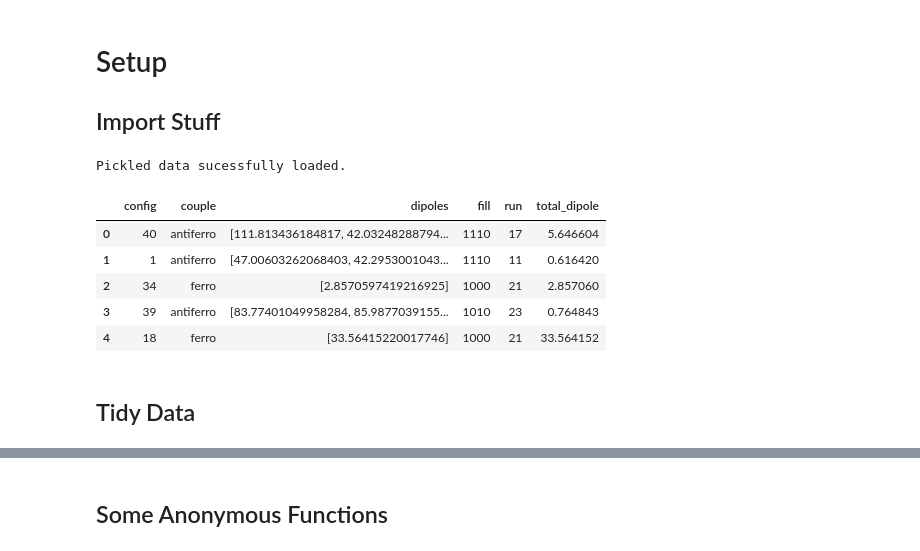
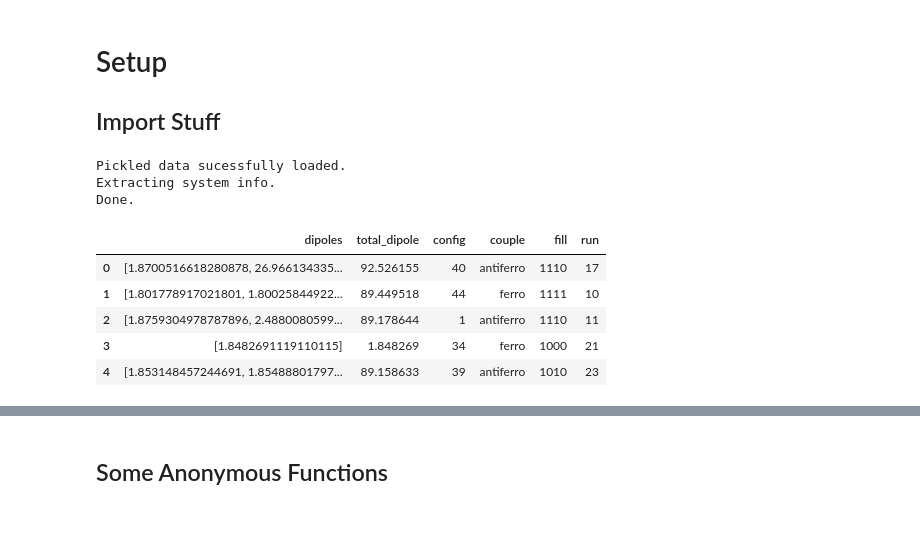
Before and after one commit to gvermillion/msc_thesis, a Jupyter notebook: partial_charge/vacuum/analyze_vacuum_pc.ipynb, the cells around one changed output, grey strips where cells are left out. Drawn from its saved outputs; the diff is of its cells as text; code cells hidden in the pictures; blank space fills up the shorter version.

```diff
--- a/partial_charge/vacuum/analyze_vacuum_pc.ipynb
+++ b/partial_charge/vacuum/analyze_vacuum_pc.ipynb
@@ -8,28 +8,40 @@
 # %%
 import pickle as pkl
 import pandas as pd
 import matplotlib.pyplot as plt
 import matplotlib.gridspec as GS
 import numpy as np
 import seaborn as sns
-
+%matplotlib inline
 
 sns.set()
 
 try:
-    with open("tidy_data/pc_vaccum_upto_75_data.pkl","rb") as file_in:
+    with open("tidy_data/pc_vacuum.pkl","rb") as file_in:
         raw_data = pkl.load(file_in)
         print("Pickled data sucessfully loaded.")
         raw_df = pd.DataFrame(raw_data)
 except:
     print("Error loading data.")
 
+print("Extracting system info.")
+infos = []
+for idx,row in raw_df.iterrows():
+    infos.append(row.sys_info)
+
+info_df = pd.DataFrame(infos)
+info_df.head()
+raw_df = (pd.concat([raw_df,info_df],axis=1)
+          .drop(["fpath","sys_info"],axis=1))
+print("Done.")
 raw_df.head()
 # %% [output]
 Pickled data sucessfully loaded.
+Extracting system info.
+Done.
-|  | config | couple | dipoles | fill | run | total_dipole |
-| 0 | 40 | antiferro | [111.813436184817, 42.03248288794... | 1110 | 17 | 5.646604 |
-| 1 | 1 | antiferro | [47.00603262068403, 42.2953001043... | 1110 | 11 | 0.616420 |
-| 2 | 34 | ferro | [2.8570597419216925] | 1000 | 21 | 2.857060 |
-| 3 | 39 | antiferro | [83.77401049958284, 85.9877039155... | 1010 | 23 | 0.764843 |
-| 4 | 18 | ferro | [33.56415220017746] | 1000 | 21 | 33.564152 |
+|  | dipoles | total_dipole | config | couple | fill | run |
+| 0 | [1.8700516618280878, 26.966134335... | 92.526155 | 40 | antiferro | 1110 | 17 |
+| 1 | [1.801778917021801, 1.80025844922... | 89.449518 | 44 | ferro | 1111 | 10 |
+| 2 | [1.8759304978787896, 2.4880080599... | 89.178644 | 1 | antiferro | 1110 | 11 |
+| 3 | [1.8482691119110115] | 1.848269 | 34 | ferro | 1000 | 21 |
+| 4 | [1.853148457244691, 1.85488801797... | 89.158633 | 39 | antiferro | 1010 | 23 |
@@ -38,2 +47,0 @@ Pickled data sucessfully loaded.
-# %% [markdown]
-## Tidy Data
```
Also changed, not shown: parts of 18 cells of this notebook, 1 other file.
